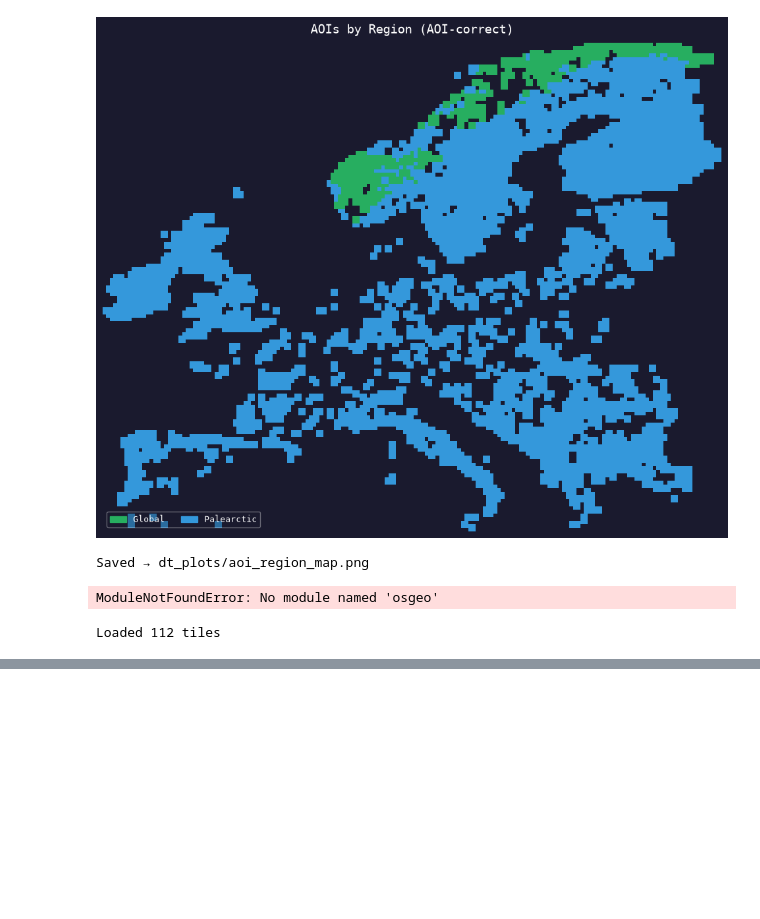
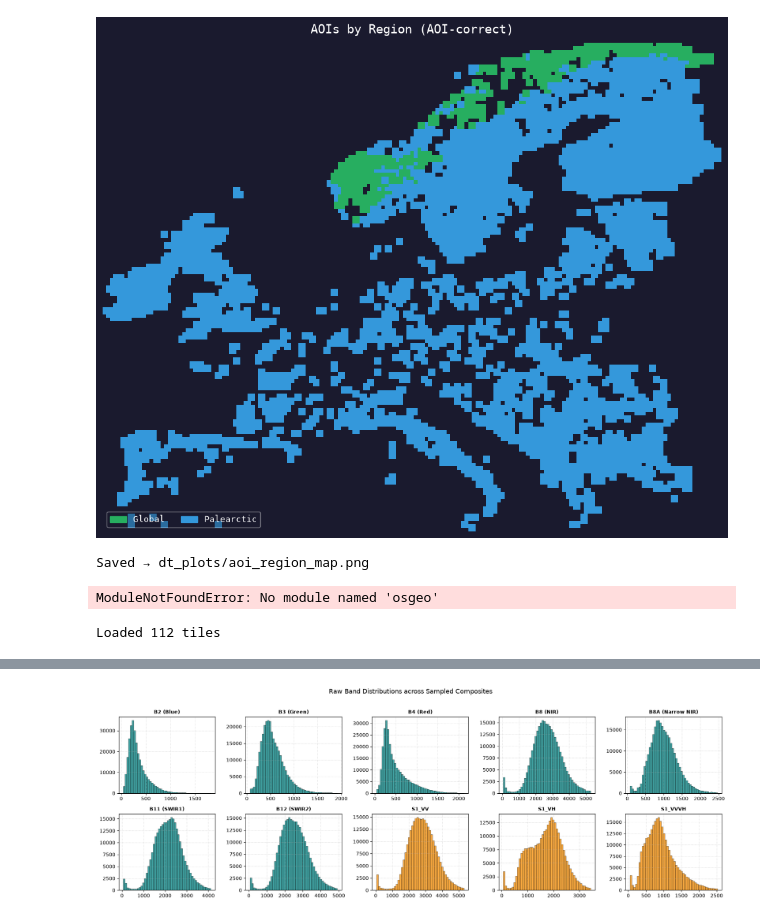
Before and after one commit to JamesBrockUoB/ForestGainFoundations, a Jupyter notebook: DataCollection/data_analysis.ipynb, the cells around one changed output, grey strips where cells are left out. Drawn from its saved outputs; the diff is of its cells as text; code cells hidden in the pictures; blank space fills up the shorter version.

```diff
--- a/DataCollection/data_analysis.ipynb
+++ b/DataCollection/data_analysis.ipynb
@@ -1617 +1617,81 @@ Complete: 114
 Incomplete: 0
+# %%
+import random
+from pathlib import Path
+import matplotlib.pyplot as plt
+import numpy as np
+import rasterio
+
+
+TILE_ROOT = Path("data/test_tiles")
+PERIOD = "p1"
+NUM_TILES_TO_SAMPLE = 100
+
+BAND_MAP = {
+    "B2 (Blue)": 1,
+    "B3 (Green)": 2,
+    "B4 (Red)": 3,
+    "B8 (NIR)": 4,
+    "B8A (Narrow NIR)": 5,
+    "B11 (SWIR1)": 6,
+    "B12 (SWIR2)": 7,
+    "S1_VV": 8,
+    "S1_VH": 9,
+    "S1_VVVH": 10,
+}
+
+# --- SAMPLING ---
+tile_dirs = sorted([p for p in TILE_ROOT.iterdir() if p.is_dir() and p.name.endswith(f"_{PERIOD}")])
+sample_dirs = random.sample(tile_dirs, min(NUM_TILES_TO_SAMPLE, len(tile_dirs)))
+
+band_samples = {name: [] for name in BAND_MAP}
+
+for tile_dir in sample_dirs:
+    composite_paths = list((tile_dir / "composites").glob("s1s2_*.tif"))
+    if not composite_paths:
+        continue
+
+    # Read the first available composite year per sampled tile
+    with rasterio.open(composite_paths[0]) as src:
+        # Downsample spatially (stride by 5) to save memory & time
+        data = src.read(out_shape=(src.count, int(src.height // 5), int(src.width // 5)))
+
+        for name, band_idx in BAND_MAP.items():
+            pixels = data[band_idx - 1].flatten()
+            valid = pixels[np.isfinite(pixels)]
+            band_samples[name].append(valid)
+
+# Concatenate arrays
+for name in band_samples:
+    band_samples[name] = np.concatenate(band_samples[name])
+
+# --- SUMMARY STATISTICS ---
+print(f"{'Band':<18} | {'Min':<8} | {'Max':<8} | {'Mean':<8} | {'Std':<8} | {'p1':<8} | {'p99':<8}")
+print("-" * 75)
+for name, samples in band_samples.items():
+    print(
+        f"{name:<18} | {samples.min():<8.2f} | {samples.max():<8.2f} | "
+        f"{samples.mean():<8.2f} | {samples.std():<8.2f} | "
+        f"{np.percentile(samples, 1):<8.2f} | {np.percentile(samples, 99):<8.2f}"
+    )
+
+# --- HISTOGRAM PLOTS ---
+fig, axes = plt.subplots(2, 5, figsize=(18, 6))
+axes = axes.flatten()
+
+for idx, (name, samples) in enumerate(band_samples.items()):
+    ax = axes[idx]
+    is_s1 = "S1" in name
+    color = "darkorange" if is_s1 else "teal"
+
+    # Filter out extreme outliers for visualization clarity if needed
+    p1, p99 = np.percentile(samples, [0.5, 99.5])
+
+    ax.hist(samples, bins=50, range=(p1, p99), color=color, alpha=0.75, edgecolor="black", linewidth=0.5)
+    ax.set_title(name, fontsize=10, fontweight="bold")
+    ax.grid(True, linestyle=":", alpha=0.6)
+
+plt.suptitle("Raw Band Distributions across Sampled Composites", fontsize=13, y=1.02)
+plt.tight_layout()
+plt.show()
+# %% [output]
@@ -1617,0 +1710 @@ Incomplete: 0
+[figure, added]
```
Also changed, not shown: parts of 2 cells of this notebook, 5 other files.
